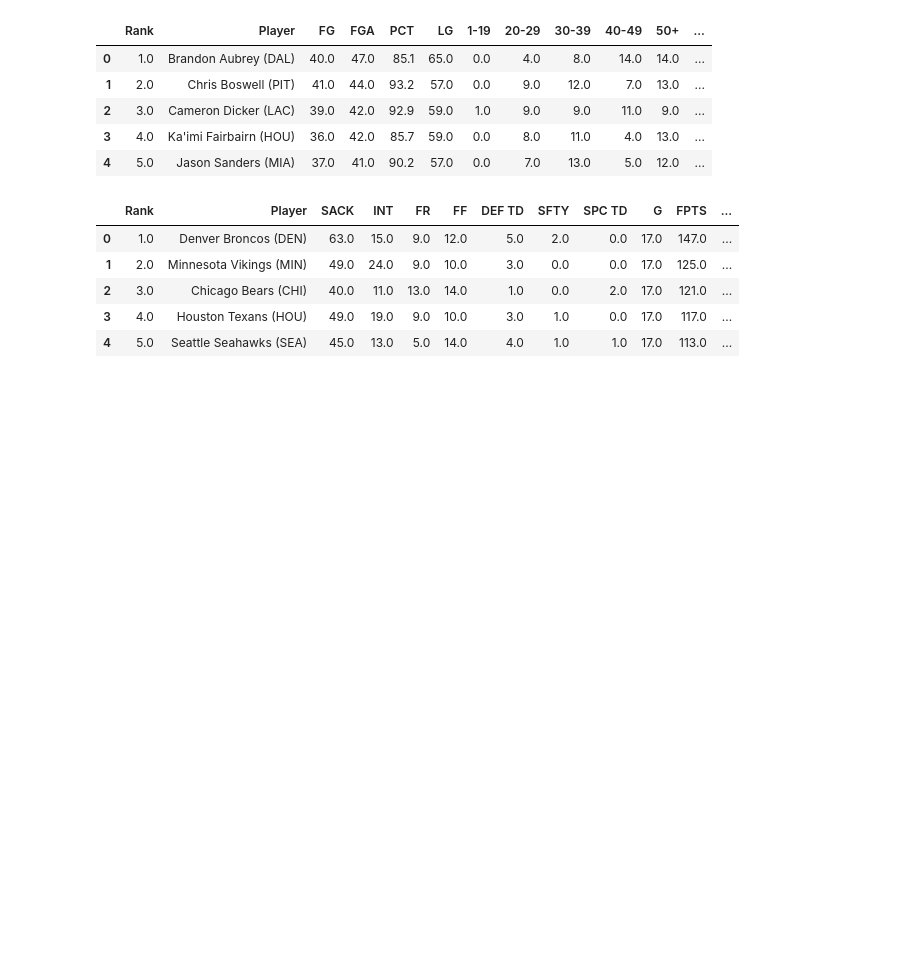
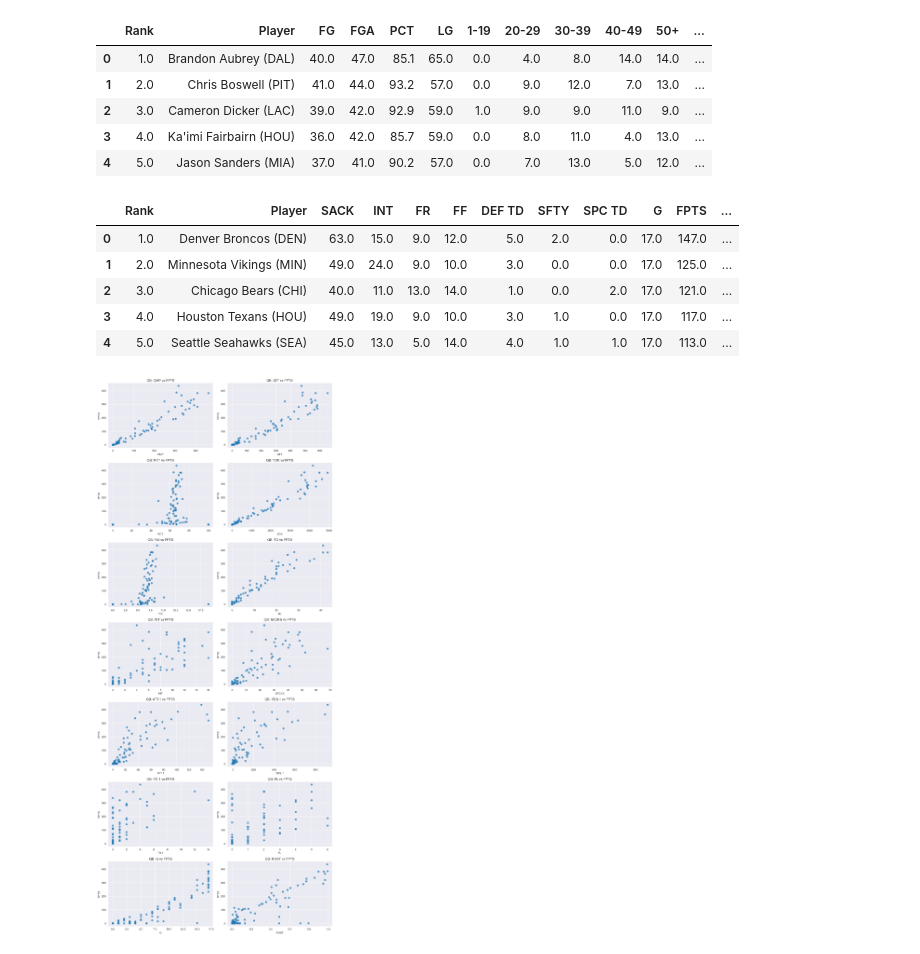
Before and after one commit to arkokush/FantasyFootball, a Jupyter notebook: Model.ipynb, the cells around one changed output. Saved outputs shown, nothing was run; the diff lists cells and outputs as text; code cells hidden in the pictures; blank space fills up the shorter version.

Commit message:
plot graphs

```diff
--- a/Model.ipynb
+++ b/Model.ipynb
@@ -90,0 +214,5 @@ dst24.head()
+# %%
+#plot graphs for each position from 2024 season
+plot_qb_graphs(qb24)
+# %% [output]
+[figure, added]
```
Also changed, not shown: parts of 15 cells of this notebook.
